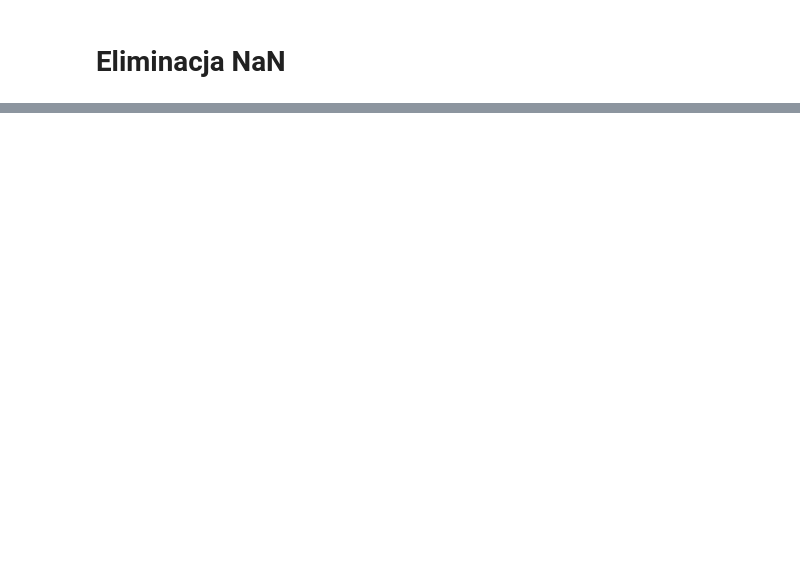
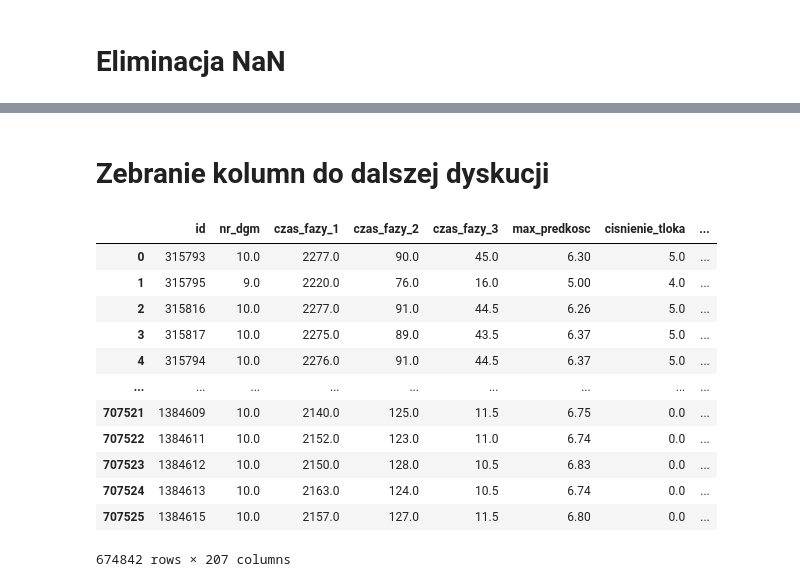
Before and after one commit to kubas99x/predict_quality_of_car_parts, a Jupyter notebook: src/oracle_connection.ipynb, the cells around one changed output, grey strips where cells are left out. Cells and saved outputs as stored; diff of their text form; code cells hidden in the pictures; blank space fills up the shorter version.

```diff
--- a/src/oracle_connection.ipynb
+++ b/src/oracle_connection.ipynb
@@ -265,0 +276,23 @@ final_table.iloc[:, 100:150]
+# %% [markdown]
+<h1>Zebranie kolumn do dalszej dyskucji</h1>
+# %%
+# wyświetlenie kolumn z danymi numerycznymi
+pd.set_option('display.max_columns', None)
+final_table.select_dtypes(include=['number'])
+# kolumny, które będą niepotrzebne: id, nr_dgm, status_ko, part_type, nrprogramu, id_dmc_DGM, id_dmc_DGM
+# kolumny, o które trzeba zapytać produkcję: nachdruck_hub, anguss, max_press_kolbenhub, last_machine_number, last_pcf_number, machine_nr,
+# cisnienie_tloka, rodzaj_kontroli, assigment
+# %% [output]
+|  | id | nr_dgm | czas_fazy_1 | czas_fazy_2 | czas_fazy_3 | max_predkosc | cisnienie_tloka | ... |
+| 0 | 315793 | 10.0 | 2277.0 | 90.0 | 45.0 | 6.30 | 5.0 | ... |
+| 1 | 315795 | 9.0 | 2220.0 | 76.0 | 16.0 | 5.00 | 4.0 | ... |
+| 2 | 315816 | 10.0 | 2277.0 | 91.0 | 44.5 | 6.26 | 5.0 | ... |
+| 3 | 315817 | 10.0 | 2275.0 | 89.0 | 43.5 | 6.37 | 5.0 | ... |
+| 4 | 315794 | 10.0 | 2276.0 | 91.0 | 44.5 | 6.37 | 5.0 | ... |
+| ... | ... | ... | ... | ... | ... | ... | ... | ... |
+| 707521 | 1384609 | 10.0 | 2140.0 | 125.0 | 11.5 | 6.75 | 0.0 | ... |
+| 707522 | 1384611 | 10.0 | 2152.0 | 123.0 | 11.0 | 6.74 | 0.0 | ... |
+| 707523 | 1384612 | 10.0 | 2150.0 | 128.0 | 10.5 | 6.83 | 0.0 | ... |
+| 707524 | 1384613 | 10.0 | 2163.0 | 124.0 | 10.5 | 6.74 | 0.0 | ... |
+| 707525 | 1384615 | 10.0 | 2157.0 | 127.0 | 11.5 | 6.80 | 0.0 | ... |
+674842 rows × 207 columns
```
Also changed, not shown: parts of 16 cells of this notebook.
